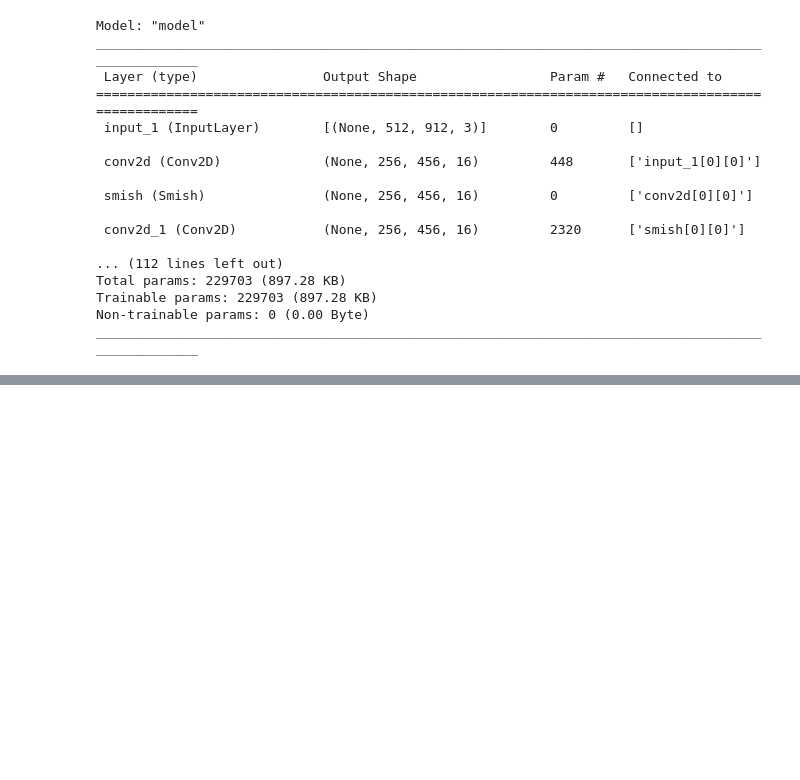
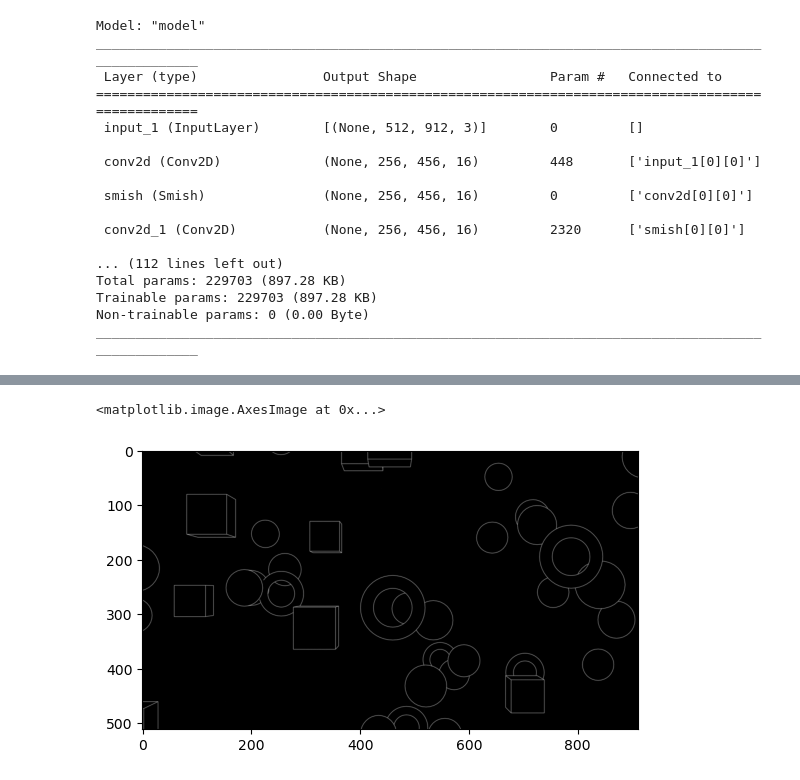
Before and after one commit to tomaszjacek/deepLearning, a Jupyter notebook: teed/teed_implementation_v3.ipynb, the cells around one changed output, grey strips where cells are left out. Drawn from its saved outputs; the diff is of its cells as text; code cells hidden in the pictures; blank space fills up the shorter version.

```diff
--- a/teed/teed_implementation_v3.ipynb
+++ b/teed/teed_implementation_v3.ipynb
@@ -404,7 +414,11 @@ plt.imshow(img_pre)
 # %%
-img_e = read_image('/media/Tomasz/4T/work/dexined/tinyDexinedDataset/test_edge/dense_781.png')
+#img_e = read_image('/media/Tomasz/4T/work/dexined/tinyDexinedDataset/test_edge/dense_781.png')
+img_e = read_image('/media/Tomasz/4T/work/dexined/tmp/largeEdgeDetectionDataset/val_edge/jasny200_9210.png')
 #img = np.expand_dims(img, axis=0)
 plt.imshow(img_e)
+# %% [output]
+<matplotlib.image.AxesImage at 0x...>
+[figure, added]
 # %%
 #model.load_weights("H:\\tmp\\dexined\\checkpoint_dir\\dexined_tryepochs\\DexiNed10_model.h5")
 res_pre = model.predict(img)
```
Also changed, not shown: parts of 8 cells of this notebook.
